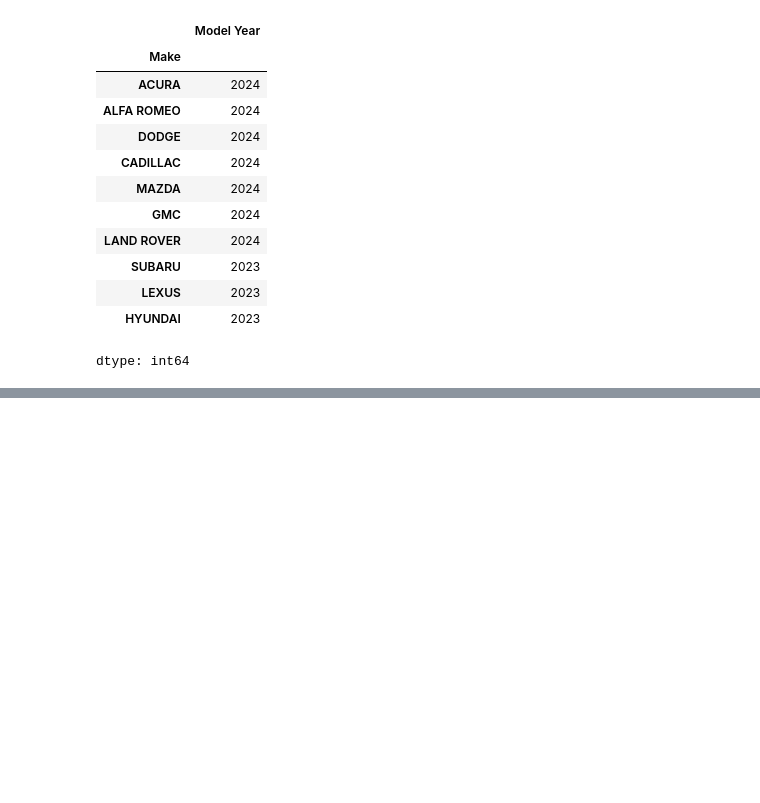
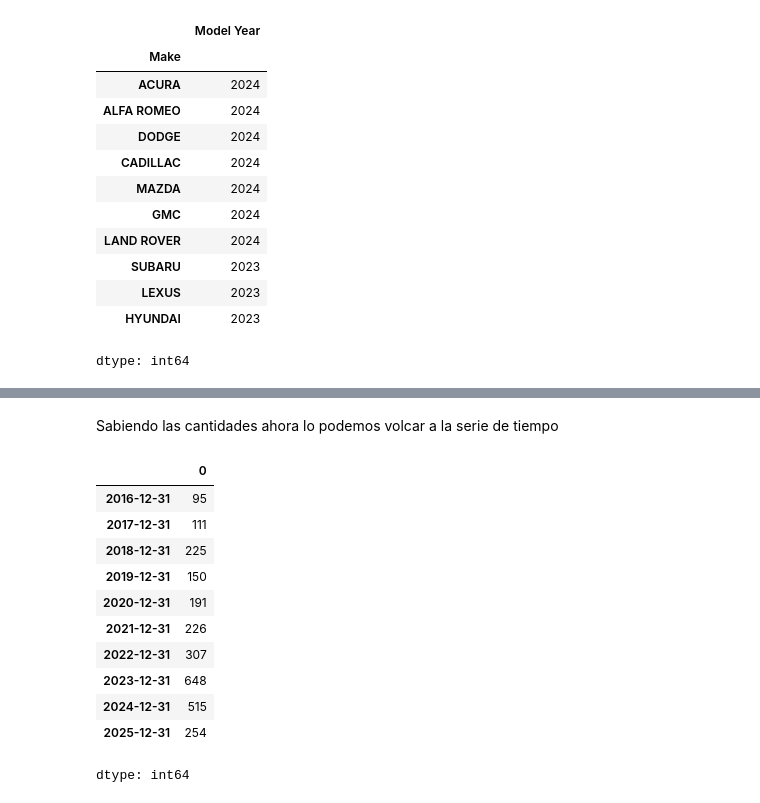
Before and after one commit to Tarde98/DataScienceI, a Jupyter notebook: dataSetTardella.ipynb, the cells around one changed output, grey strips where cells are left out. Saved outputs shown, nothing was run; the diff lists cells and outputs as text; code cells hidden in the pictures; blank space fills up the shorter version.

```diff
--- a/dataSetTardella.ipynb
+++ b/dataSetTardella.ipynb
@@ -158,0 +197,18 @@ dtype: int64
+# %% [markdown]
+Sabiendo las cantidades ahora lo podemos volcar a la serie de tiempo
+# %%
+cant_por_anio = cant_por_año.reindex(serie_anual, fill_value=0)
+cant_por_anio
+# %% [output]
+|  | 0 |
+| 2016-12-31 | 95 |
+| 2017-12-31 | 111 |
+| 2018-12-31 | 225 |
+| 2019-12-31 | 150 |
+| 2020-12-31 | 191 |
+| 2021-12-31 | 226 |
+| 2022-12-31 | 307 |
+| 2023-12-31 | 648 |
+| 2024-12-31 | 515 |
+| 2025-12-31 | 254 |
+dtype: int64
```
Also changed, not shown: parts of 10 cells of this notebook.
